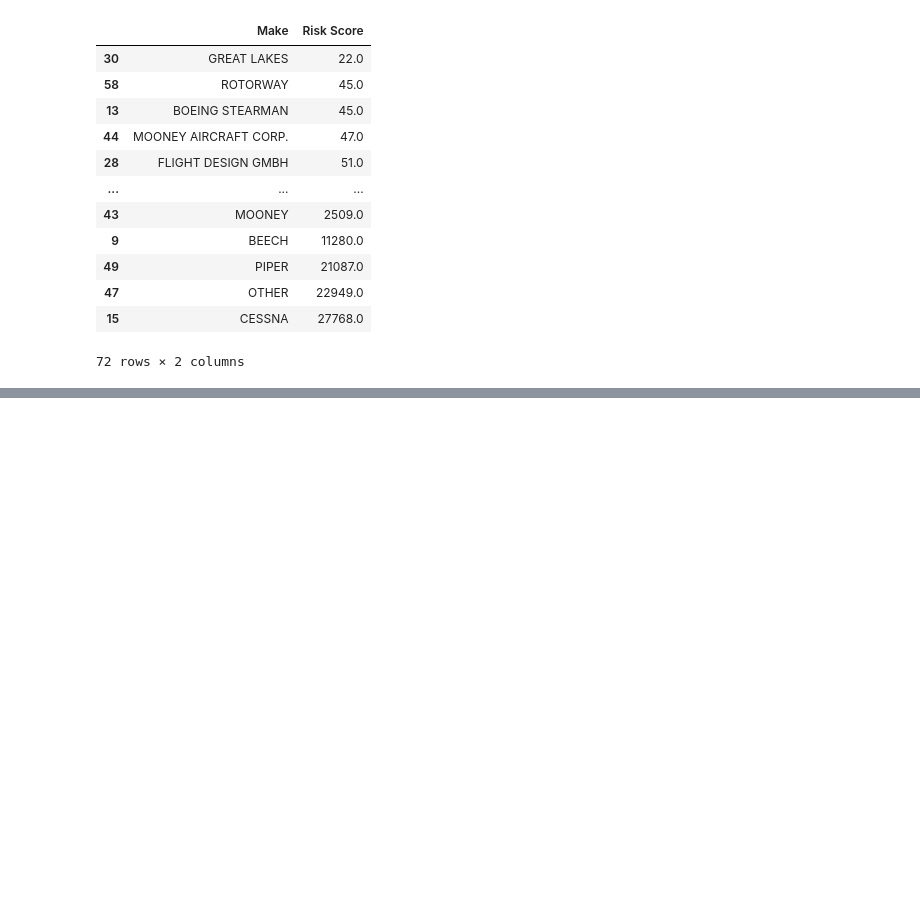
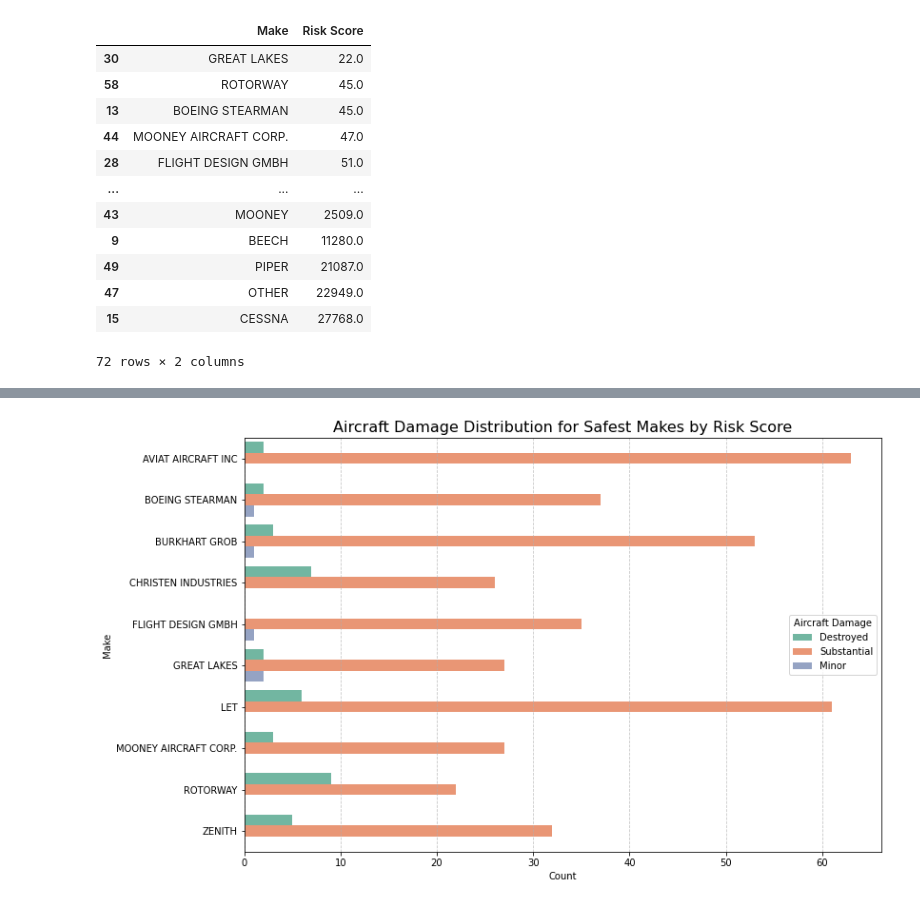
Before and after one commit to edgarmuturi/Phase-1-Project, a Jupyter notebook: aviationaccidentdata.ipynb, the cells around one changed output, grey strips where cells are left out. Cells and saved outputs as stored; diff of their text form; code cells hidden in the pictures; blank space fills up the shorter version.

```diff
--- a/aviationaccidentdata.ipynb
+++ b/aviationaccidentdata.ipynb
@@ -272,0 +275,3 @@ Name: Make, Length: 72, dtype: int64
+# %%
+safe_makes = top_safe_aircraft.sort_values(by= 'Risk Score')
+safe_makes
@@ -272,0 +290,24 @@ Name: Make, Length: 72, dtype: int64
+# %%
+# Visualizing the aircraft damage for the safest makes
+# Filter the dataframe for the safest makes
+safest_makes = safe_makes['Make']
+df_safest_makes = df[df['Make'].isin(safest_makes)]
+
+# Count damage types for the safest makes
+damage_counts = df_safest_makes.groupby(['Make', 'Aircraft.damage']).size().reset_index(name='Count')
+
+# Plot the data
+plt.figure(figsize=(12, 8))
+sns.barplot(
+    data=damage_counts,
+    x='Count', y='Make', hue='Aircraft.damage',
+    palette='Set2'
+)
+plt.title('Aircraft Damage Distribution for Safest Makes by Risk Score', fontsize=16)
+plt.xlabel('Count')
+plt.ylabel('Make')
+plt.legend(title='Aircraft Damage')
+plt.grid(axis='x', linestyle='--', alpha=0.7)
+plt.show()
+# %% [output]
+[figure, added]
```
Also changed, not shown: parts of 13 cells of this notebook.
